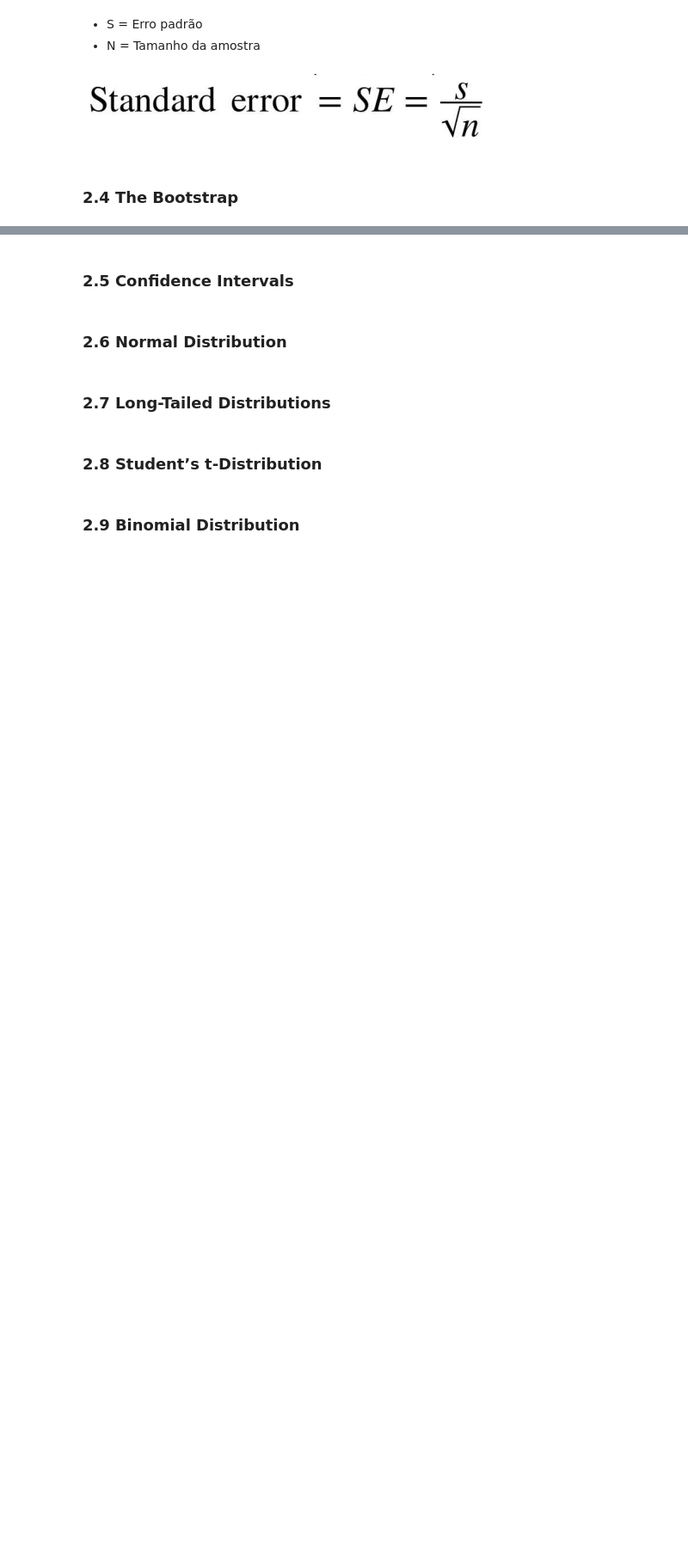
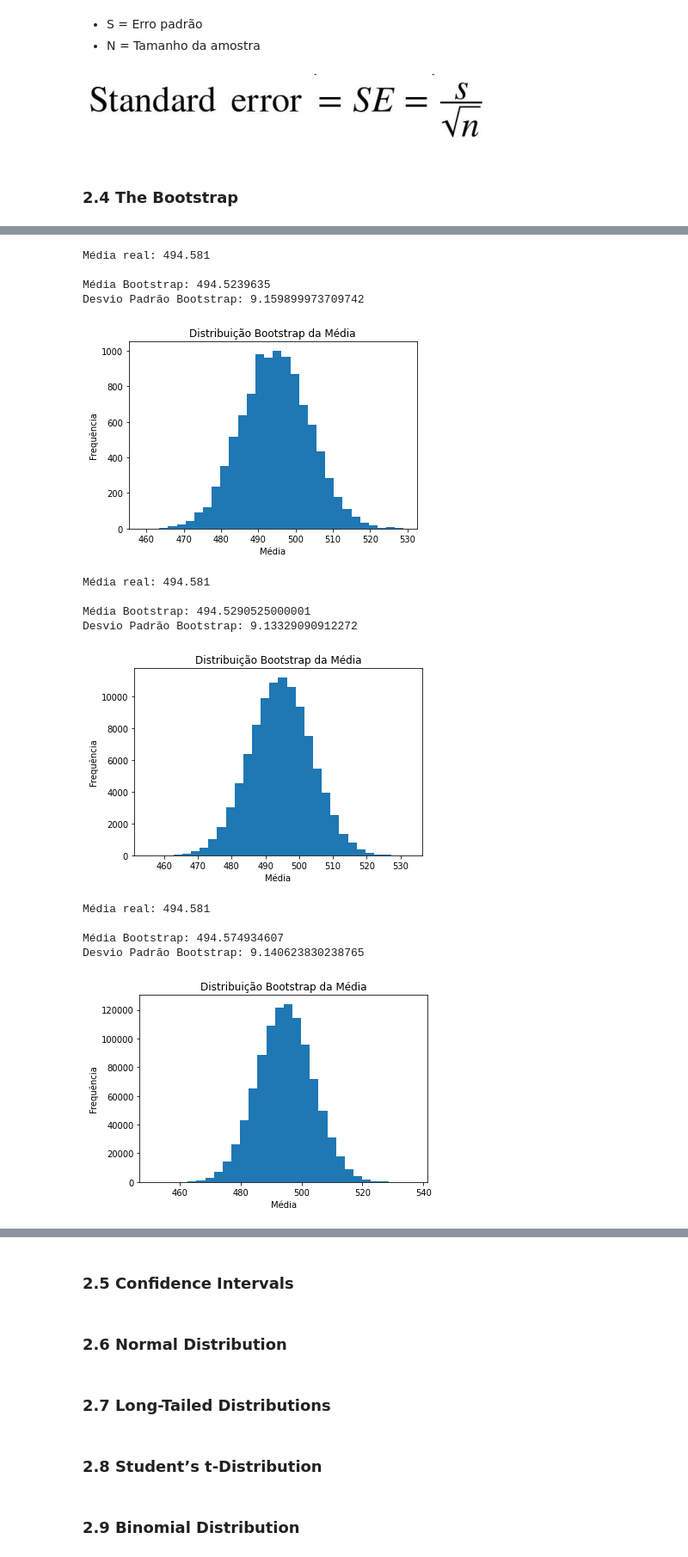
Before and after one commit to FranciscoFoz/math-stats-training, a Jupyter notebook: Estatística/Livro/estatistica.ipynb, the cells around one changed output, grey strips where cells are left out. Shown at 86% size. Saved outputs shown, nothing was run; the diff lists cells and outputs as text; code cells hidden in the pictures; blank space fills up the shorter version.

```diff
--- a/Estatística/Livro/estatistica.ipynb
+++ b/Estatística/Livro/estatistica.ipynb
@@ -580,0 +652,55 @@ Nas estatísticas modernas, o bootstrap tornou-se a maneira padrão de estimar o
+# %%
+estatisticas_bootstrap = bootstrap(dados, n_iteracoes=10000, estatistica=np.mean)
+print(f'Média real: {np.mean(dados)}\n')
+
+print(f'Média Bootstrap: {np.mean(estatisticas_bootstrap)}')
+print(f'Desvio Padrão Bootstrap: {np.std(estatisticas_bootstrap)}')
+
+# Histograma das estatísticas bootstrap
+plt.hist(estatisticas_bootstrap, bins=30)
+plt.xlabel('Média')
+plt.ylabel('Frequência')
+plt.title('Distribuição Bootstrap da Média')
+plt.show()
+
+estatisticas_bootstrap = bootstrap(dados, n_iteracoes=100000, estatistica=np.mean)
+print(f'Média real: {np.mean(dados)}\n')
+
+print(f'Média Bootstrap: {np.mean(estatisticas_bootstrap)}')
+print(f'Desvio Padrão Bootstrap: {np.std(estatisticas_bootstrap)}')
+
+# Histograma das estatísticas bootstrap
+plt.hist(estatisticas_bootstrap, bins=30)
+plt.xlabel('Média')
+plt.ylabel('Frequência')
+plt.title('Distribuição Bootstrap da Média')
+plt.show()
+
+estatisticas_bootstrap = bootstrap(dados, n_iteracoes=1000000, estatistica=np.mean)
+print(f'Média real: {np.mean(dados)}\n')
+
+print(f'Média Bootstrap: {np.mean(estatisticas_bootstrap)}')
+print(f'Desvio Padrão Bootstrap: {np.std(estatisticas_bootstrap)}')
+
+# Histograma das estatísticas bootstrap
+plt.hist(estatisticas_bootstrap, bins=30)
+plt.xlabel('Média')
+plt.ylabel('Frequência')
+plt.title('Distribuição Bootstrap da Média')
+plt.show()
+# %% [output]
+Média real: 494.581
+
+Média Bootstrap: 494.5239635
+Desvio Padrão Bootstrap: 9.159899973709742
+[figure, added]
+Média real: 494.581
+
+Média Bootstrap: 494.5290525000001
+Desvio Padrão Bootstrap: 9.13329090912272
+[figure, added]
+Média real: 494.581
+
+Média Bootstrap: 494.574934607
+Desvio Padrão Bootstrap: 9.140623830238765
+[figure, added]
```
Also changed, not shown: parts of 6 cells of this notebook, 1 other file.
